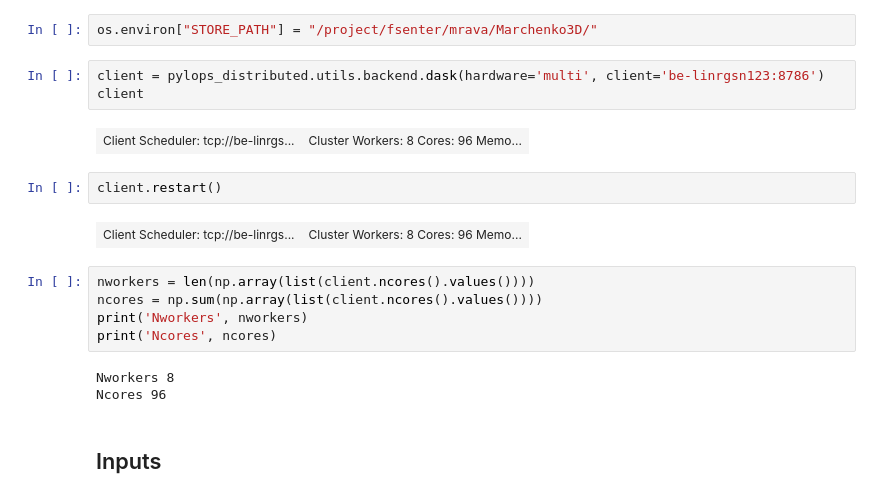
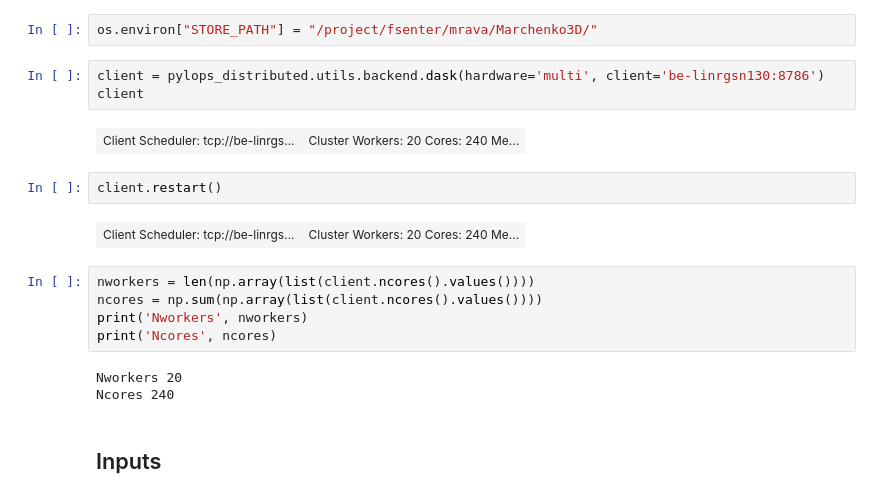
Before and after one commit to DIG-Kaust/MDC-HPC, a Jupyter notebook: Marchenko3D.ipynb, the cells around one changed output. Cells and saved outputs as stored; diff of their text form.

```diff
--- a/Marchenko3D.ipynb
+++ b/Marchenko3D.ipynb
@@ -47,22 +47,22 @@ from pylops_distributed.optimization.cg import cgls as dcgls
 # %%
 os.environ["STORE_PATH"] = "/project/fsenter/mrava/Marchenko3D/"
 # %%
-client = pylops_distributed.utils.backend.dask(hardware='multi', client='be-linrgsn123:8786')
+client = pylops_distributed.utils.backend.dask(hardware='multi', client='be-linrgsn130:8786')
 client
 # %% [output]
-| Client Scheduler: tcp://be-linrgs... | Cluster Workers: 8 Cores: 96 Memo... |
+| Client Scheduler: tcp://be-linrgs... | Cluster Workers: 20 Cores: 240 Me... |
 # %%
 client.restart()
 # %% [output]
-| Client Scheduler: tcp://be-linrgs... | Cluster Workers: 8 Cores: 96 Memo... |
+| Client Scheduler: tcp://be-linrgs... | Cluster Workers: 20 Cores: 240 Me... |
 # %%
 nworkers = len(np.array(list(client.ncores().values())))
 ncores = np.sum(np.array(list(client.ncores().values())))
 print('Nworkers', nworkers)
 print('Ncores', ncores)
 # %% [output]
-Nworkers 8
-Ncores 96
+Nworkers 20
+Ncores 240
 # %% [markdown]
 ## Inputs
 # %% [markdown]
```
Also changed, not shown: parts of 13 cells of this notebook, 1 other file.
